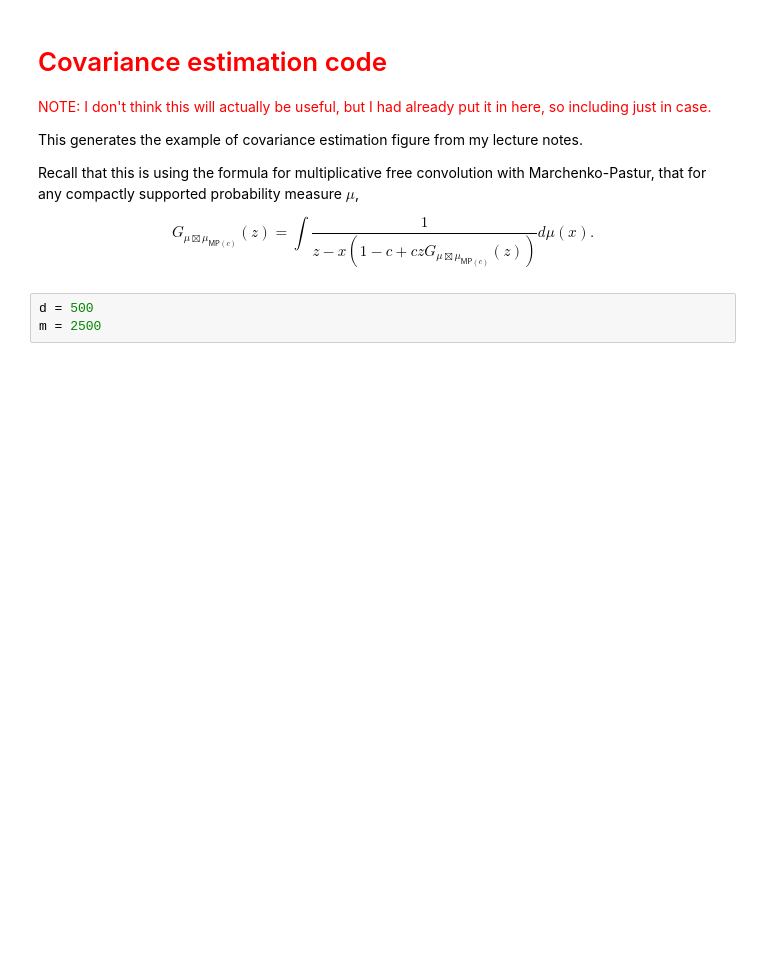
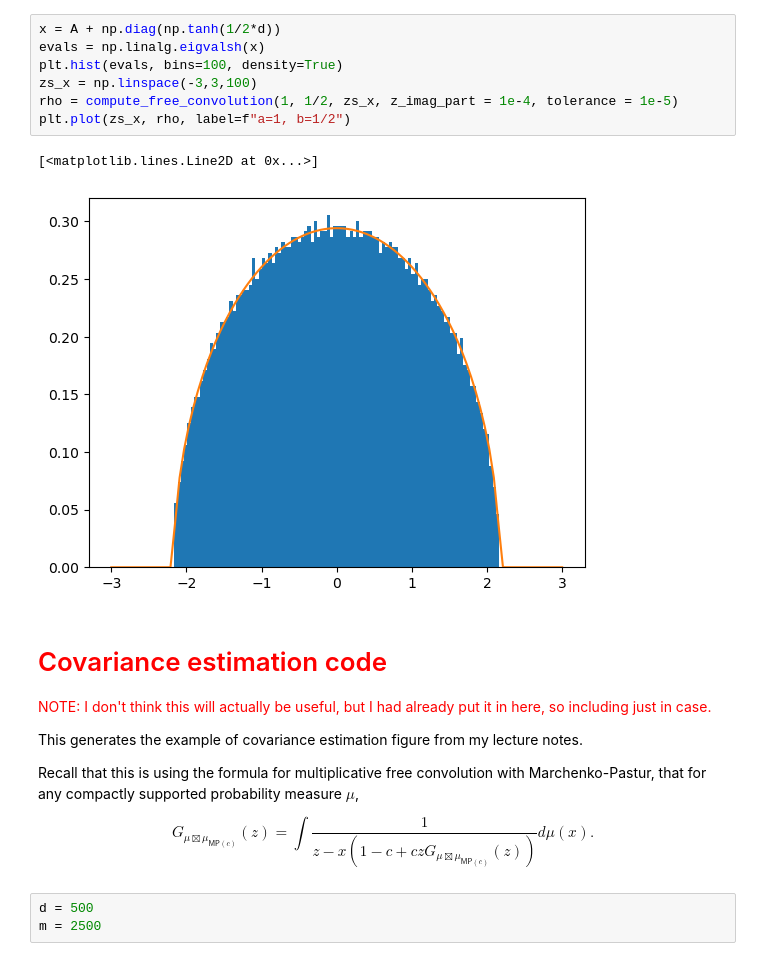
Before and after one commit to yuxinma98/NonlinearLaplacian, a Jupyter notebook: ipynb/Sketch of tanh(D) + A eigenvalues on ER graph prediction.ipynb, the cells around one changed output. Cells and saved outputs as stored; diff of their text form; blank space fills up the shorter version.

```diff
--- a/ipynb/Sketch of tanh(D) + A eigenvalues on ER graph prediction.ipynb
+++ b/ipynb/Sketch of tanh(D) + A eigenvalues on ER graph prediction.ipynb
@@ -65,3 +144,13 @@ One small comment: another reasonable choice of nonlinearity is $\phi(t) = t / \
+# %%
+x = A + np.diag(np.tanh(1/2*d))
+evals = np.linalg.eigvalsh(x)
+plt.hist(evals, bins=100, density=True)
+zs_x = np.linspace(-3,3,100)
+rho = compute_free_convolution(1, 1/2, zs_x, z_imag_part = 1e-4, tolerance = 1e-5)
+plt.plot(zs_x, rho, label=f"a=1, b=1/2")
+# %% [output]
+[<matplotlib.lines.Line2D at 0x...>]
+[figure, added]
 # %% [markdown]
 # <span style="color:red">Covariance estimation code</span>
 
```
Also changed, not shown: parts of 6 cells of this notebook.
